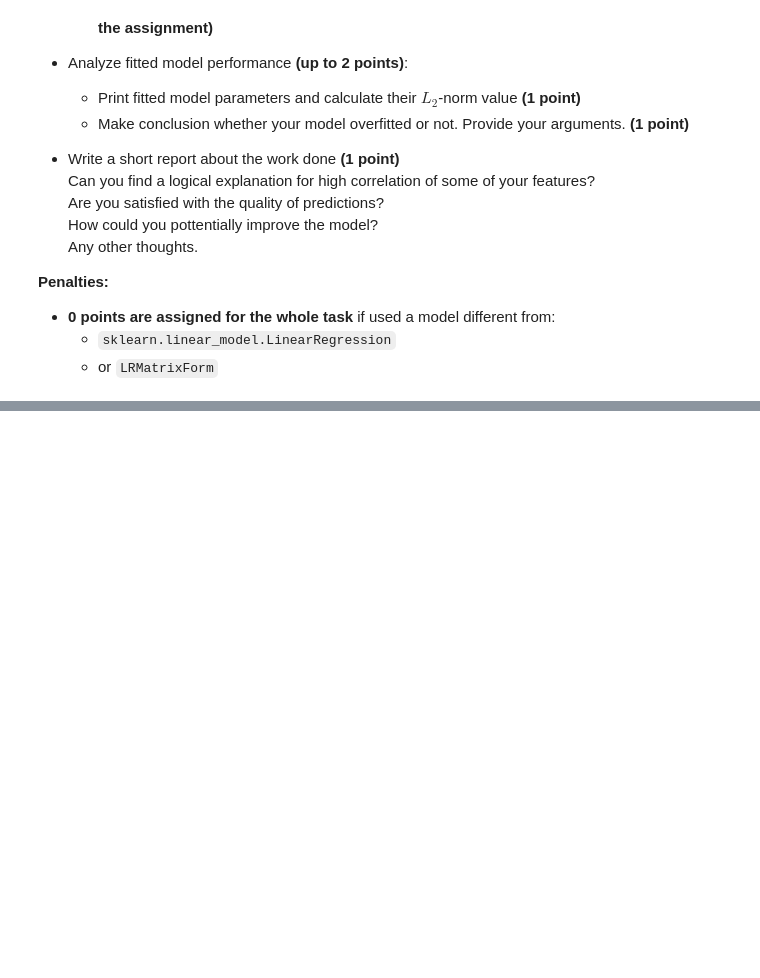
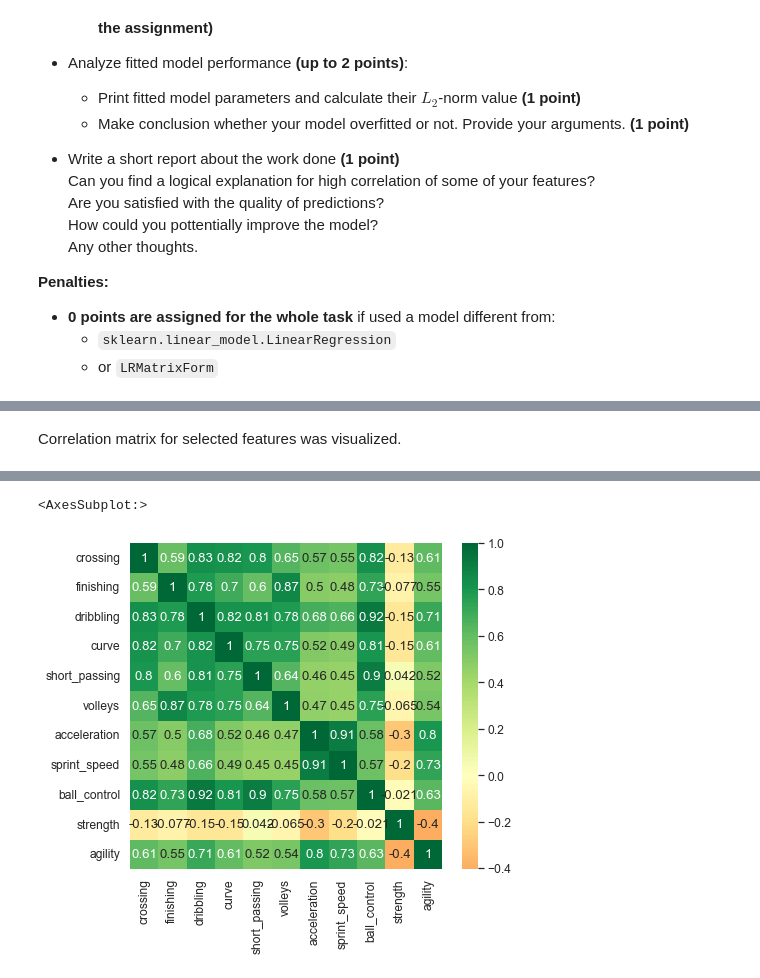
Before and after one commit to ssavelyeva1/RS_School_ML_Intro-Cross-checks, a Jupyter notebook: module_3_linear_regression/linear_regression.ipynb, the cells around one changed output, grey strips where cells are left out. Saved outputs shown, nothing was run; the diff lists cells and outputs as text; code cells hidden in the pictures; blank space fills up the shorter version.

```diff
--- a/module_3_linear_regression/linear_regression.ipynb
+++ b/module_3_linear_regression/linear_regression.ipynb
@@ -1647,8 +1649,9 @@ Steps you need to follow:
 # %%
-# Make a new train/test split with new proportion: 70% on train and 30% on test data (1 point)
+df_copy = df.copy()
+
 ix_split = int(0.7 * df.shape[0])
-df_train = df.iloc[:ix_split].copy()
-df_test = df.iloc[ix_split:].copy()
+df_train = df_copy.iloc[:ix_split].copy()
+df_test = df_copy.iloc[ix_split:].copy()
 
 def get_train_test_data(features: List[str], target: str) -> tuple:
     """
@@ -1665,5 +1670,4 @@ def get_train_test_data(features: List[str], target: str) -> tuple:
 # %%
-# Choose >= 10 features from training set as initial set of features (1 point)
 target = ['agility']
-features = ['overall_rating', 'potential', 'free_kick_accuracy', 'reactions', 'heading_accuracy', 'long_passing', 'ball_control', 'aggression', 'vision', 'strength']
+features = ['crossing', 'finishing', 'dribbling', 'curve', 'short_passing', 'volleys', 'acceleration', 'sprint_speed', 'ball_control', 'strength']
 x_train, y_train, x_test, y_test = get_train_test_data(features, target)
@@ -1704,0 +1674,10 @@ sns.heatmap(correlation_matrix, annot=True, center=0, cmap='RdYlGn',)
+# %% [markdown]
+Correlation matrix for selected features was visualized.
+# %%
+cols = features + target
+
+correlation_matrix = df_train[cols].corr()
+display(correlation_matrix)
+
+sns.heatmap(correlation_matrix, annot=True, center=0, cmap='RdYlGn',)
+# %% [output]
@@ -1704,0 +1696,2 @@ sns.heatmap(correlation_matrix, annot=True, center=0, cmap='RdYlGn',)
+<AxesSubplot:>
+[figure, added]
```
Also changed, not shown: parts of 38 cells of this notebook.
